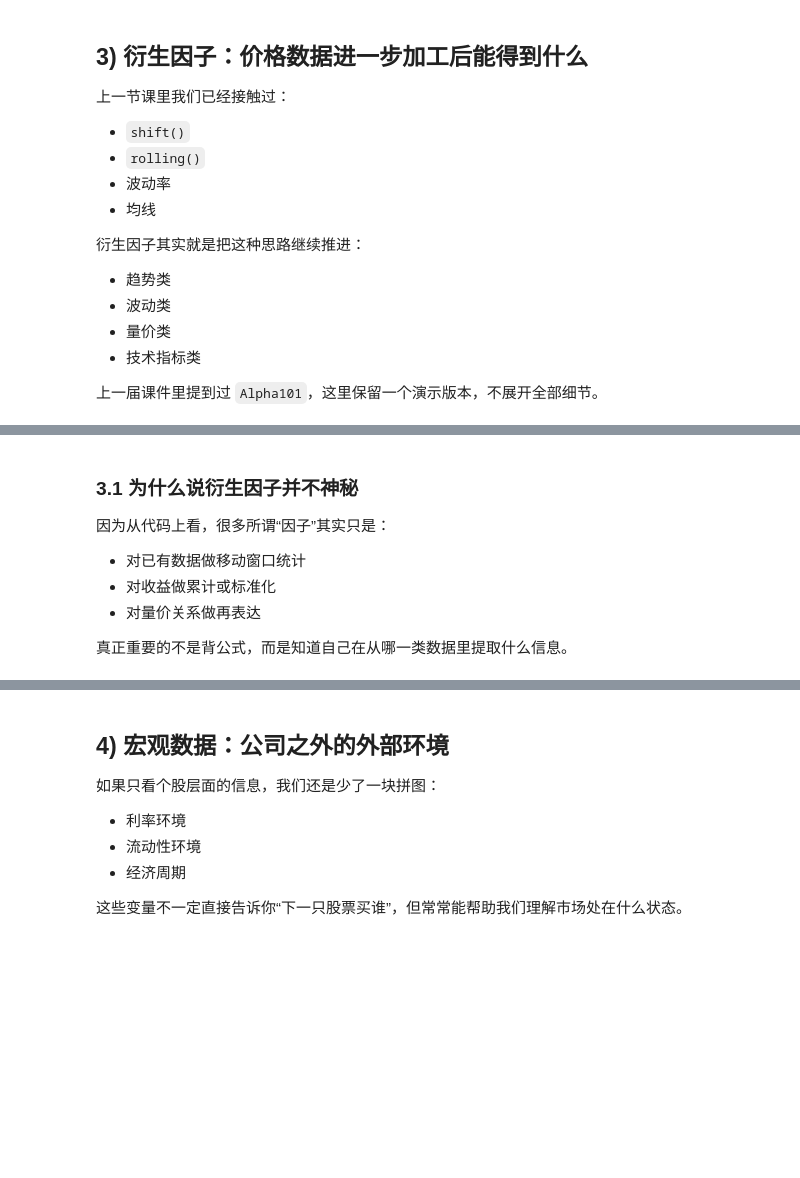
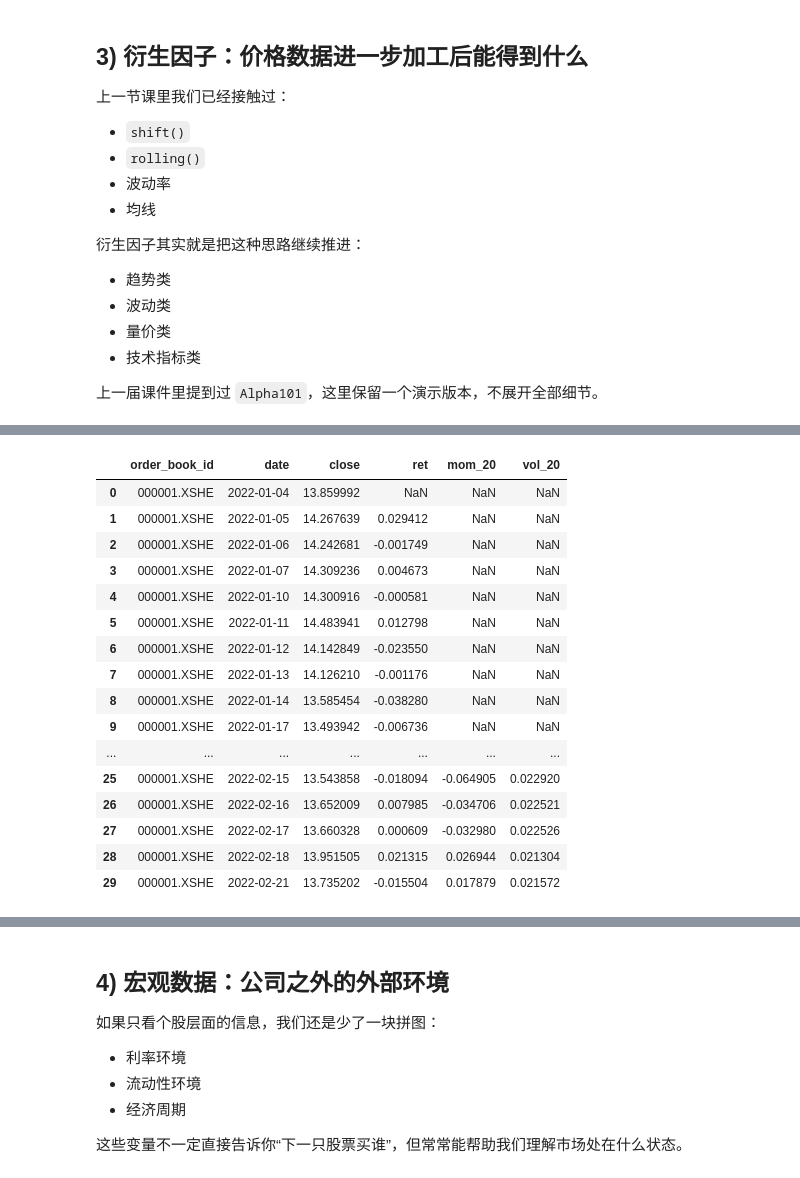
Before and after one commit to GoodNight0721/fec_workshop, a Jupyter notebook: quant_investing/compact_6lectures/C02_财务衍生宏观因子.ipynb, the cells around one changed output, grey strips where cells are left out. Saved outputs shown, nothing was run; the diff lists cells and outputs as text; code cells hidden in the pictures; blank space fills up the shorter version.

```diff
--- a/quant_investing/compact_6lectures/C02_财务衍生宏观因子.ipynb
+++ b/quant_investing/compact_6lectures/C02_财务衍生宏观因子.ipynb
@@ -180,30 +285,40 @@ alpha_demo.head()
 # %%
 # 再自己从价格序列加工出两个简单特征：20日动量和20日波动率
 price_demo = rqdatac.get_price(
     ["000001.XSHE", "600000.XSHG"],
     start_date=START_DATE,
     end_date=END_DATE,
     fields=["close"],
     adjust_type="pre",
     expect_df=True,
 ).reset_index()
 
 price_demo = price_demo.sort_values(["order_book_id", "date"]).copy()
 price_demo["ret"] = price_demo["close"] / price_demo.groupby("order_book_id")["close"].shift(1) - 1
 price_demo["mom_20"] = price_demo["close"] / price_demo.groupby("order_book_id")["close"].shift(20) - 1
 price_demo["vol_20"] = (
     price_demo.groupby("order_book_id")["ret"]
     .rolling(20)
     .std()
     .reset_index(level=0, drop=True)
 )
 
-price_demo.head()
+price_demo.head(30)
+# %% [output]
+|  | order_book_id | date | close | ret | mom_20 | vol_20 |
+| 0 | 000001.XSHE | 2022-01-04 | 13.859992 | NaN | NaN | NaN |
+| 1 | 000001.XSHE | 2022-01-05 | 14.267639 | 0.029412 | NaN | NaN |
+| 2 | 000001.XSHE | 2022-01-06 | 14.242681 | -0.001749 | NaN | NaN |
+| 3 | 000001.XSHE | 2022-01-07 | 14.309236 | 0.004673 | NaN | NaN |
+| 4 | 000001.XSHE | 2022-01-10 | 14.300916 | -0.000581 | NaN | NaN |
+| 5 | 000001.XSHE | 2022-01-11 | 14.483941 | 0.012798 | NaN | NaN |
+| 6 | 000001.XSHE | 2022-01-12 | 14.142849 | -0.023550 | NaN | NaN |
+| 7 | 000001.XSHE | 2022-01-13 | 14.126210 | -0.001176 | NaN | NaN |
+| 8 | 000001.XSHE | 2022-01-14 | 13.585454 | -0.038280 | NaN | NaN |
+| 9 | 000001.XSHE | 2022-01-17 | 13.493942 | -0.006736 | NaN | NaN |
+| ... | ... | ... | ... | ... | ... | ... |
+| 25 | 000001.XSHE | 2022-02-15 | 13.543858 | -0.018094 | -0.064905 | 0.022920 |
+| 26 | 000001.XSHE | 2022-02-16 | 13.652009 | 0.007985 | -0.034706 | 0.022521 |
+| 27 | 000001.XSHE | 2022-02-17 | 13.660328 | 0.000609 | -0.032980 | 0.022526 |
+| 28 | 000001.XSHE | 2022-02-18 | 13.951505 | 0.021315 | 0.026944 | 0.021304 |
+| 29 | 000001.XSHE | 2022-02-21 | 13.735202 | -0.015504 | 0.017879 | 0.021572 |
-# %% [markdown]
-### 3.1 为什么说衍生因子并不神秘
-因为从代码上看，很多所谓“因子”其实只是：
-- 对已有数据做移动窗口统计
-- 对收益做累计或标准化
-- 对量价关系做再表达
-
-真正重要的不是背公式，而是知道自己在从哪一类数据里提取什么信息。
```
Also changed, not shown: parts of 27 cells of this notebook.
